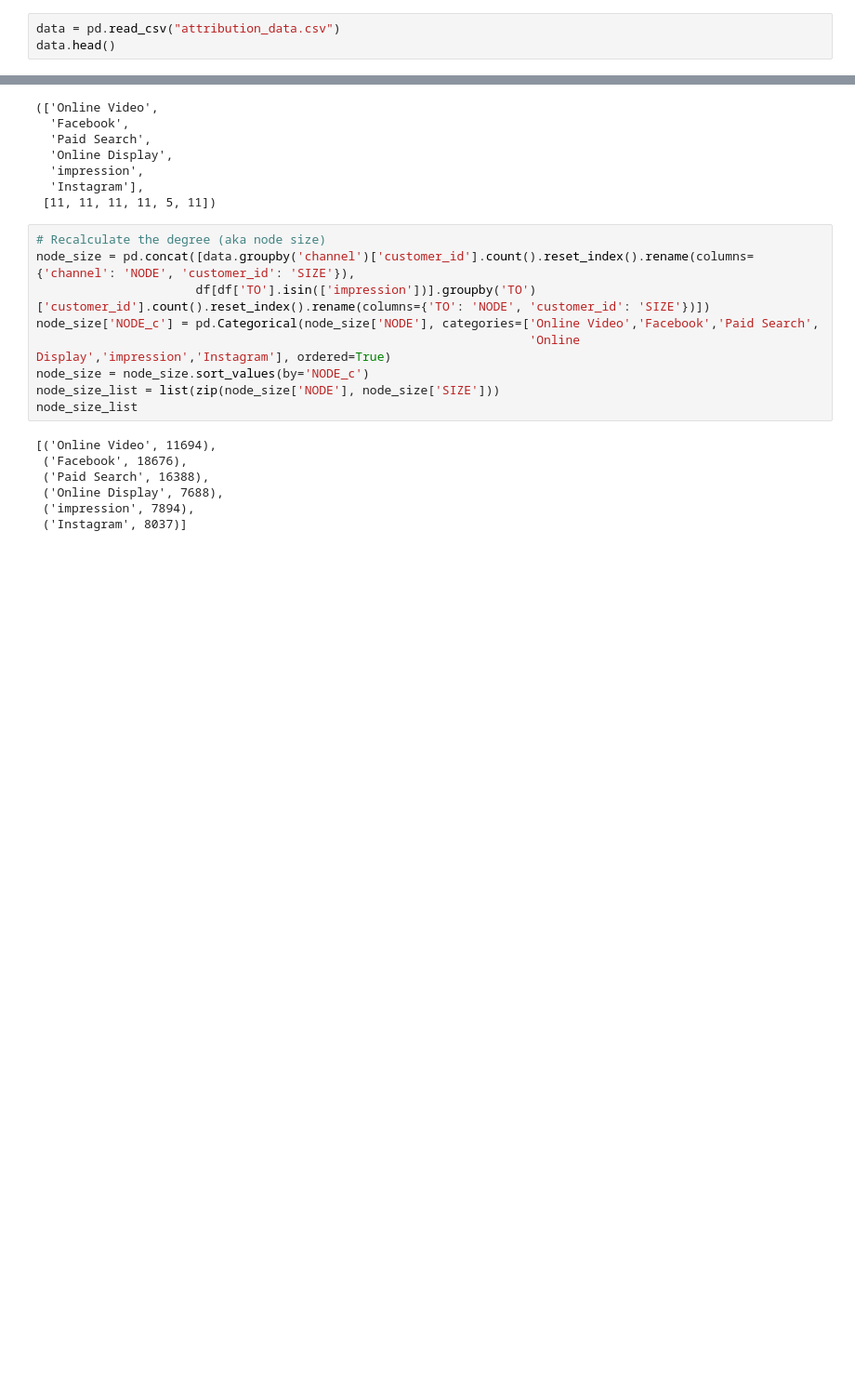
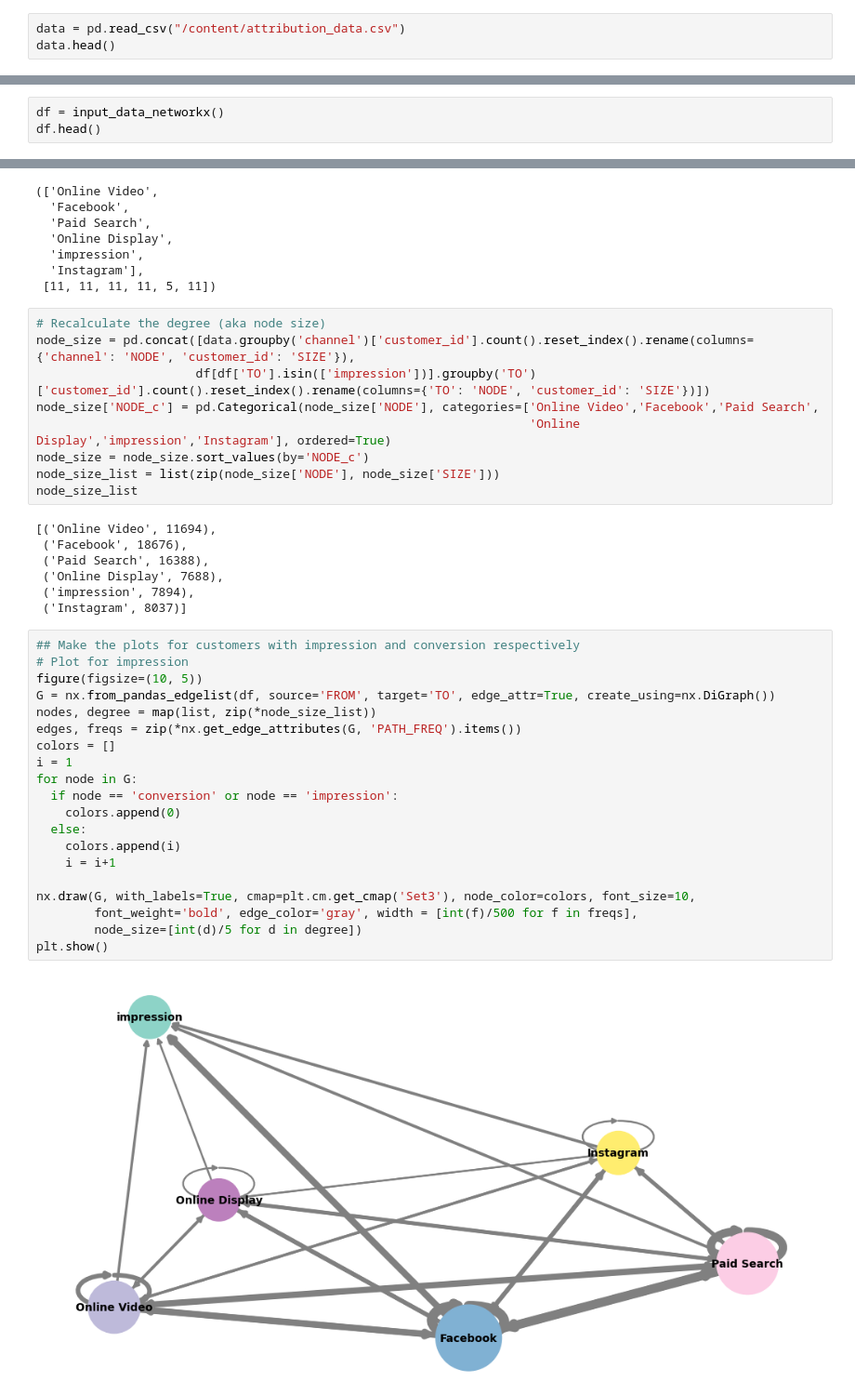
Before and after one commit to Si05/graphical-network-analysis, a Jupyter notebook: network_analysis_using_NetworkX.ipynb, the cells around one changed output, grey strips where cells are left out. Shown at 93% size. Drawn from its saved outputs; the diff is of its cells as text; blank space fills up the shorter version.

```diff
--- a/network_analysis_using_NetworkX.ipynb
+++ b/network_analysis_using_NetworkX.ipynb
@@ -7,7 +7,7 @@ import seaborn
 
 import sklearn
 # %%
-data = pd.read_csv("attribution_data.csv")
+data = pd.read_csv("/content/attribution_data.csv")
 data.head()
 # %% [output]
 |  | customer_id | time | interaction | conversion | conversion_value | channel |
@@ -40,0 +58,3 @@ dtype: float64
+# %%
+df = input_data_networkx()
+df.head()
@@ -92,3 +113,25 @@ node_size_list
  ('Online Display', 7688),
  ('impression', 7894),
  ('Instagram', 8037)]
+# %%
+## Make the plots for customers with impression and conversion respectively
+# Plot for impression
+figure(figsize=(10, 5))
+G = nx.from_pandas_edgelist(df, source='FROM', target='TO', edge_attr=True, create_using=nx.DiGraph())
+nodes, degree = map(list, zip(*node_size_list))
+edges, freqs = zip(*nx.get_edge_attributes(G, 'PATH_FREQ').items())
+colors = []
+i = 1
+for node in G:
+  if node == 'conversion' or node == 'impression':
+    colors.append(0)
+  else:
+    colors.append(i)
+    i = i+1
+
+nx.draw(G, with_labels=True, cmap=plt.cm.get_cmap('Set3'), node_color=colors, font_size=10,
+        font_weight='bold', edge_color='gray', width = [int(f)/500 for f in freqs],
+        node_size=[int(d)/5 for d in degree])
+plt.show()
+# %% [output]
+[figure, added]
```
Also changed, not shown: parts of 19 cells of this notebook.
